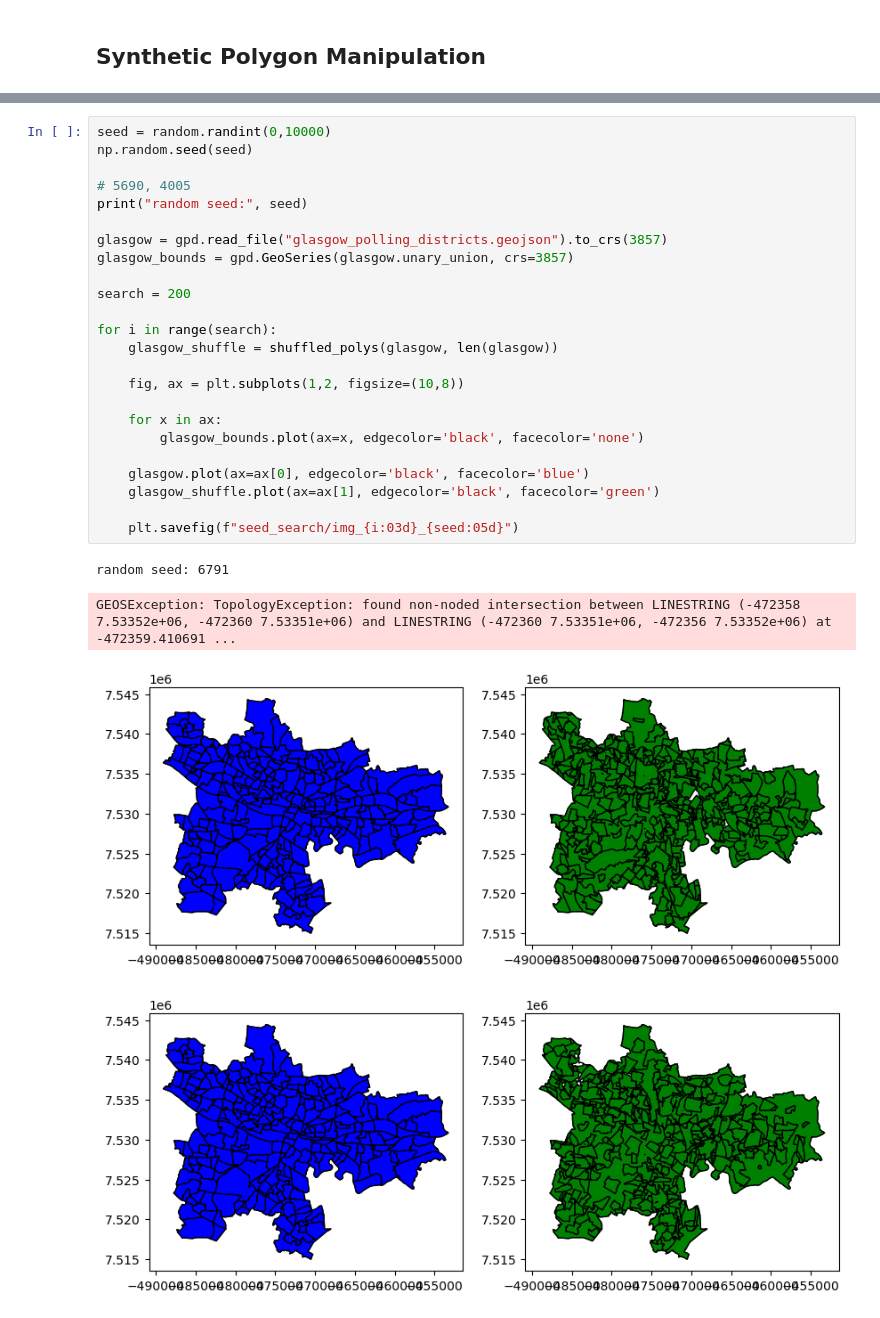
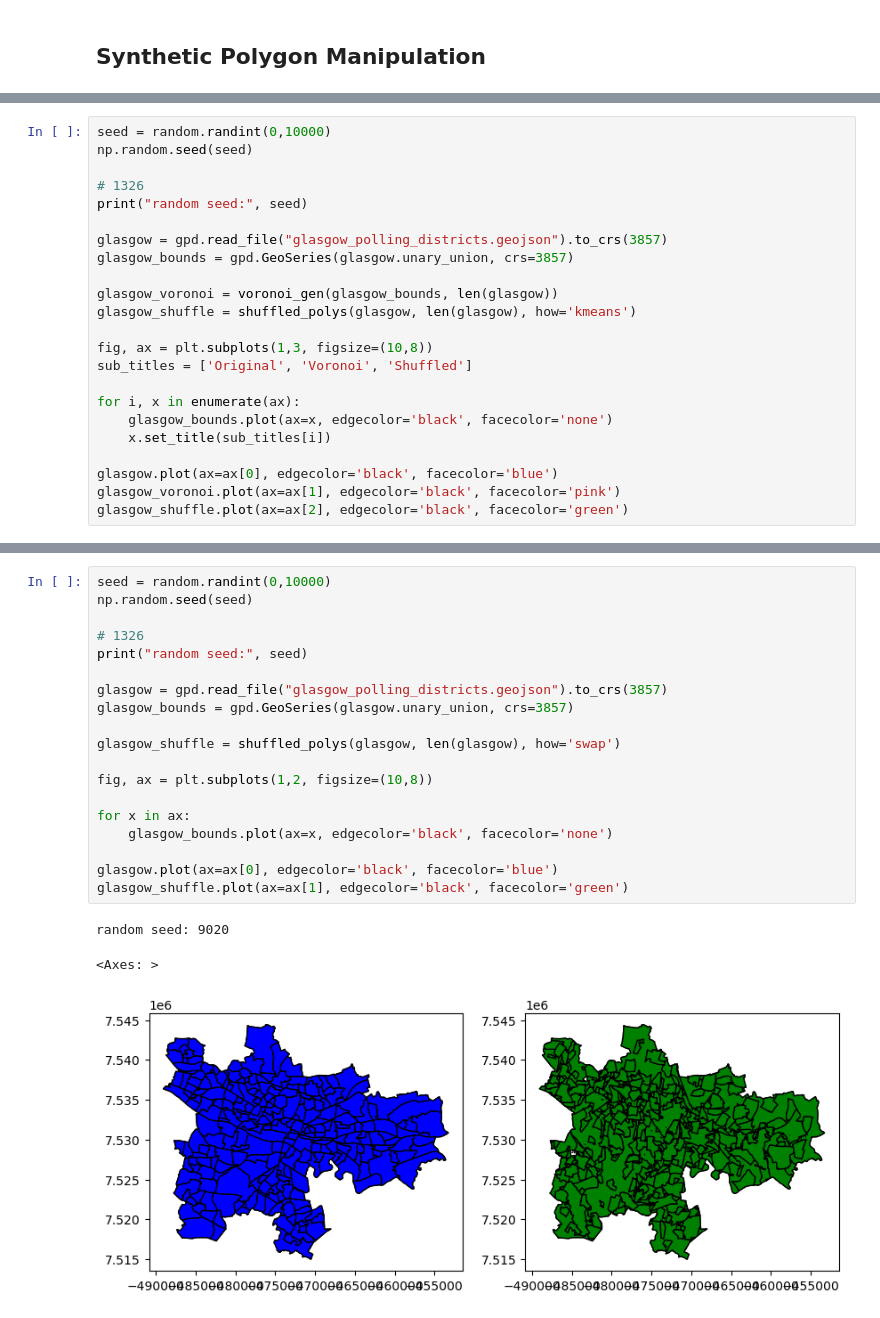
Before and after one commit to paddeaux/agile-gis-gorry, a Jupyter notebook: agile24.ipynb, the cells around one changed output, grey strips where cells are left out. Saved outputs shown, nothing was run; the diff lists cells and outputs as text.

Commit message:
Plotting and added images

```diff
--- a/agile24.ipynb
+++ b/agile24.ipynb
@@ -182,3 +232,26 @@ def shuffled_polys(poly_input, num_polys, crs=3857):
 
     kmeans_out = kmeans_polys(num_polys, test_polys).sort_values('cluster').reset_index(drop=True)
     return kmeans_out.dissolve(by='cluster', as_index=False)
+# %%
+seed = random.randint(0,10000)
+np.random.seed(seed)
+
+# 1326
+print("random seed:", seed)
+
+glasgow = gpd.read_file("glasgow_polling_districts.geojson").to_crs(3857)
+glasgow_bounds = gpd.GeoSeries(glasgow.unary_union, crs=3857)
+
+glasgow_voronoi = voronoi_gen(glasgow_bounds, len(glasgow))
+glasgow_shuffle = shuffled_polys(glasgow, len(glasgow), how='kmeans')
+
+fig, ax = plt.subplots(1,3, figsize=(10,8))
+sub_titles = ['Original', 'Voronoi', 'Shuffled']
+
+for i, x in enumerate(ax):
+    glasgow_bounds.plot(ax=x, edgecolor='black', facecolor='none')
+    x.set_title(sub_titles[i])
+
+glasgow.plot(ax=ax[0], edgecolor='black', facecolor='blue')
+glasgow_voronoi.plot(ax=ax[1], edgecolor='black', facecolor='pink')
+glasgow_shuffle.plot(ax=ax[2], edgecolor='black', facecolor='green')
@@ -185,29 +262,23 @@ def shuffled_polys(poly_input, num_polys, crs=3857):
 # %%
 seed = random.randint(0,10000)
 np.random.seed(seed)
 
-# 5690, 4005
+# 1326
 print("random seed:", seed)
 
 glasgow = gpd.read_file("glasgow_polling_districts.geojson").to_crs(3857)
 glasgow_bounds = gpd.GeoSeries(glasgow.unary_union, crs=3857)
 
-search = 200
+glasgow_shuffle = shuffled_polys(glasgow, len(glasgow), how='swap')
 
-for i in range(search):
-    glasgow_shuffle = shuffled_polys(glasgow, len(glasgow))
+fig, ax = plt.subplots(1,2, figsize=(10,8))
 
-    fig, ax = plt.subplots(1,2, figsize=(10,8))
+for x in ax:
+    glasgow_bounds.plot(ax=x, edgecolor='black', facecolor='none')
 
-    for x in ax:
-        glasgow_bounds.plot(ax=x, edgecolor='black', facecolor='none')
-
-    glasgow.plot(ax=ax[0], edgecolor='black', facecolor='blue')
-    glasgow_shuffle.plot(ax=ax[1], edgecolor='black', facecolor='green')
-
-    plt.savefig(f"seed_search/img_{i:03d}_{seed:05d}")
+glasgow.plot(ax=ax[0], edgecolor='black', facecolor='blue')
+glasgow_shuffle.plot(ax=ax[1], edgecolor='black', facecolor='green')
 # %% [output]
-random seed: 6791
+random seed: 9020
-GEOSException: TopologyException: found non-noded intersection between LINESTRING (-472358 7.53352e+06, -472360 7.53351e+06) and LINESTRING (-472360 7.53351e+06, -472356 7.53352e+06) at -472359.410691 ...
+<Axes: >
-[figure, old version]
+[figure, new version]
-[figure, removed]
```
Also changed, not shown: parts of 4 cells of this notebook, 4 other files.
